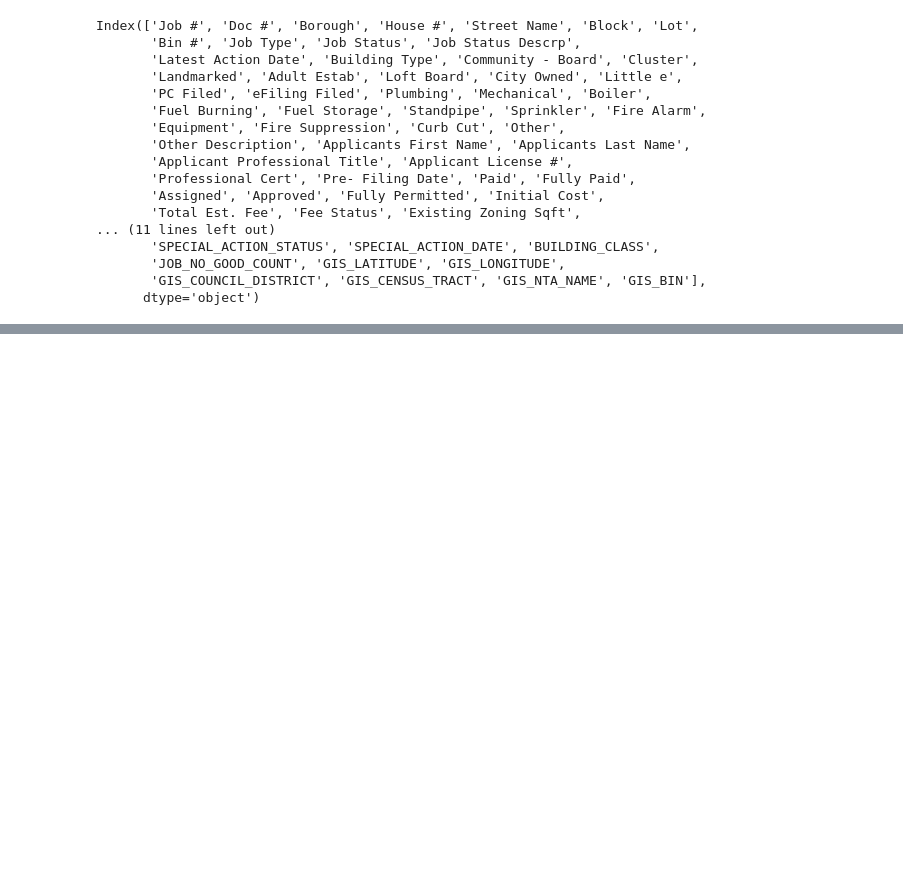
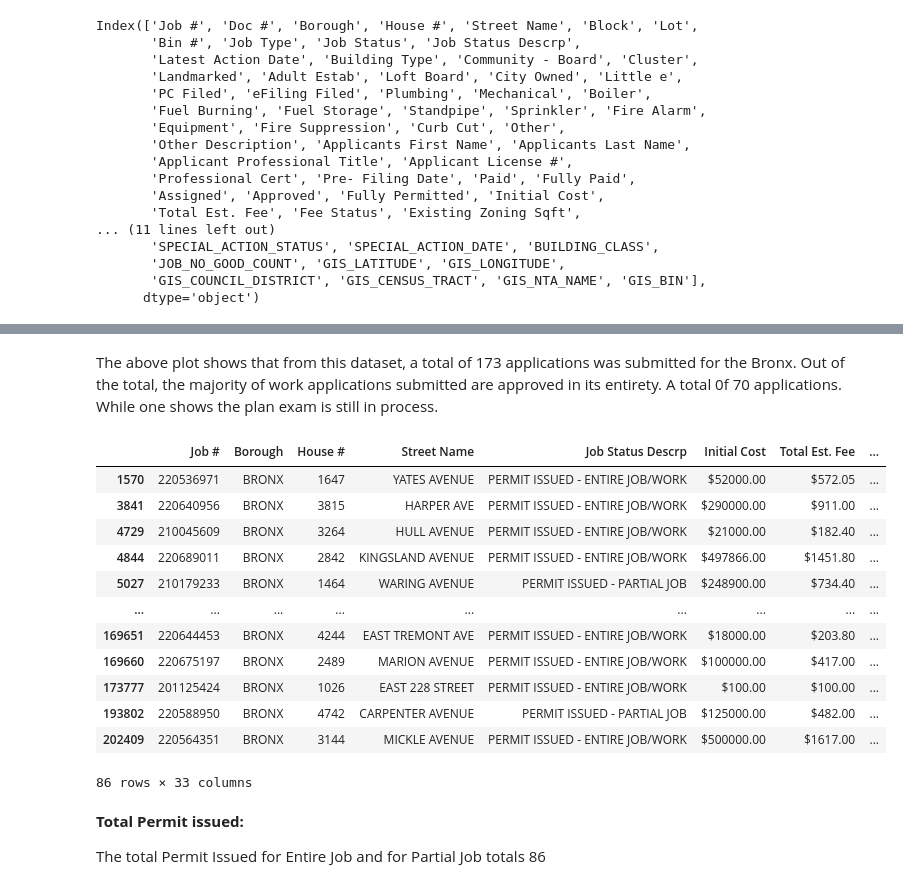
Before and after one commit to kcarty2/PYH225_Homework, a Jupyter notebook: Final_Project_DOB.ipynb, the cells around one changed output, grey strips where cells are left out. Saved outputs shown, nothing was run; the diff lists cells and outputs as text; code cells hidden in the pictures; blank space fills up the shorter version.

```diff
--- a/Final_Project_DOB.ipynb
+++ b/Final_Project_DOB.ipynb
@@ -156,0 +363,23 @@ df4
+# %% [markdown]
+The above plot shows that from this dataset, a total of 173 applications was submitted for the Bronx. Out of the total, the majority of work applications submitted are approved in its entirety. A total 0f 70 applications. While one shows the plan exam is still in process.
+# %%
+df6 = df4[ (df4['Job Status Descrp'] == 'PERMIT ISSUED - ENTIRE JOB/WORK') | (df4['Job Status Descrp'] == 'PERMIT ISSUED - PARTIAL JOB') ]
+df6
+# %% [output]
+|  | Job # | Borough | House # | Street Name | Job Status Descrp | Initial Cost | Total Est. Fee | ... |
+| 1570 | 220536971 | BRONX | 1647 | YATES AVENUE | PERMIT ISSUED - ENTIRE JOB/WORK | $52000.00 | $572.05 | ... |
+| 3841 | 220640956 | BRONX | 3815 | HARPER AVE | PERMIT ISSUED - ENTIRE JOB/WORK | $290000.00 | $911.00 | ... |
+| 4729 | 210045609 | BRONX | 3264 | HULL AVENUE | PERMIT ISSUED - ENTIRE JOB/WORK | $21000.00 | $182.40 | ... |
+| 4844 | 220689011 | BRONX | 2842 | KINGSLAND AVENUE | PERMIT ISSUED - ENTIRE JOB/WORK | $497866.00 | $1451.80 | ... |
+| 5027 | 210179233 | BRONX | 1464 | WARING AVENUE | PERMIT ISSUED - PARTIAL JOB | $248900.00 | $734.40 | ... |
+| ... | ... | ... | ... | ... | ... | ... | ... | ... |
+| 169651 | 220644453 | BRONX | 4244 | EAST TREMONT AVE | PERMIT ISSUED - ENTIRE JOB/WORK | $18000.00 | $203.80 | ... |
+| 169660 | 220675197 | BRONX | 2489 | MARION AVENUE | PERMIT ISSUED - ENTIRE JOB/WORK | $100000.00 | $417.00 | ... |
+| 173777 | 201125424 | BRONX | 1026 | EAST 228 STREET | PERMIT ISSUED - ENTIRE JOB/WORK | $100.00 | $100.00 | ... |
+| 193802 | 220588950 | BRONX | 4742 | CARPENTER AVENUE | PERMIT ISSUED - PARTIAL JOB | $125000.00 | $482.00 | ... |
+| 202409 | 220564351 | BRONX | 3144 | MICKLE AVENUE | PERMIT ISSUED - ENTIRE JOB/WORK | $500000.00 | $1617.00 | ... |
+86 rows × 33 columns
+# %% [markdown]
+**Total Permit issued:**
+
+The total Permit Issued for Entire Job and for Partial Job totals 86
```
Also changed, not shown: parts of 24 cells of this notebook.
